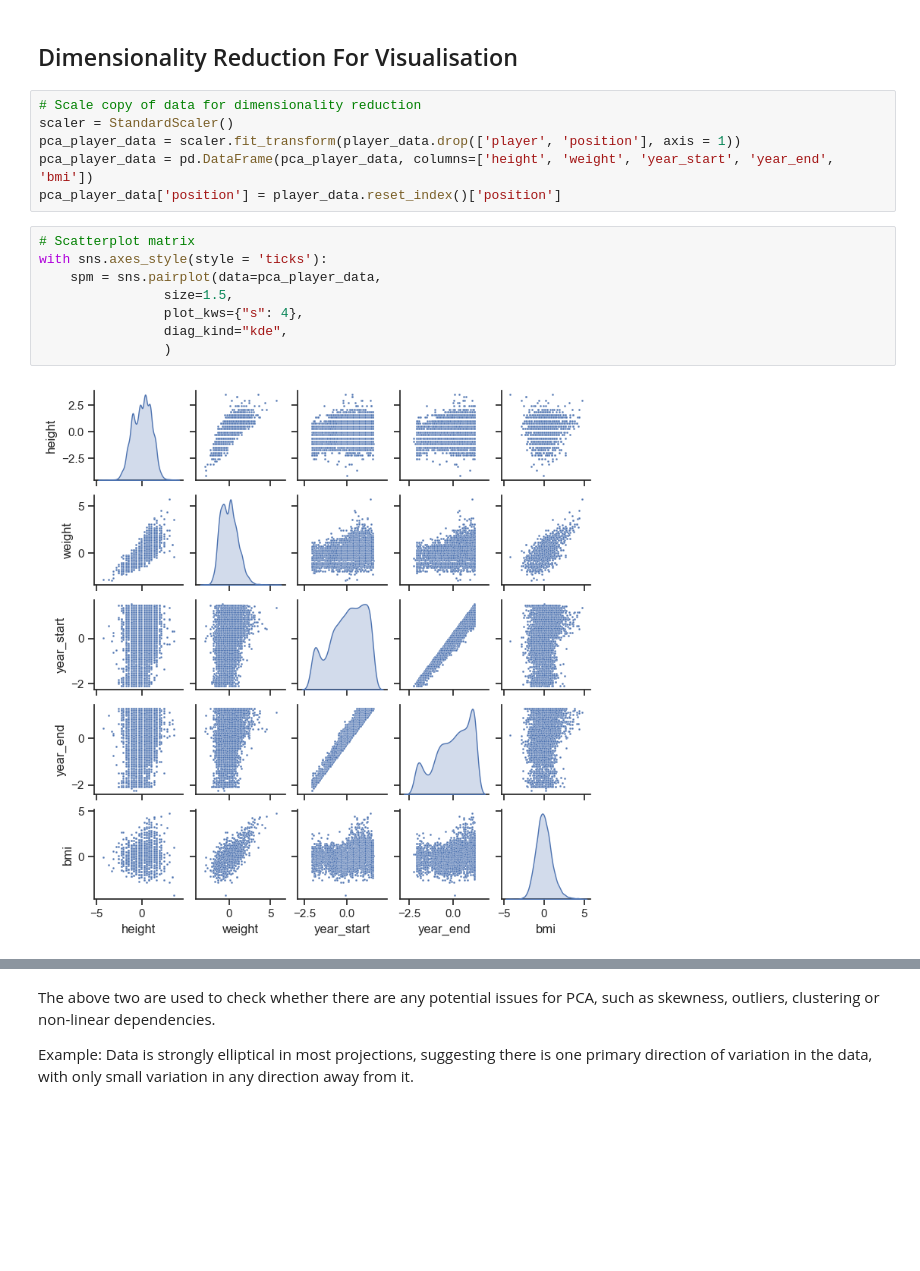
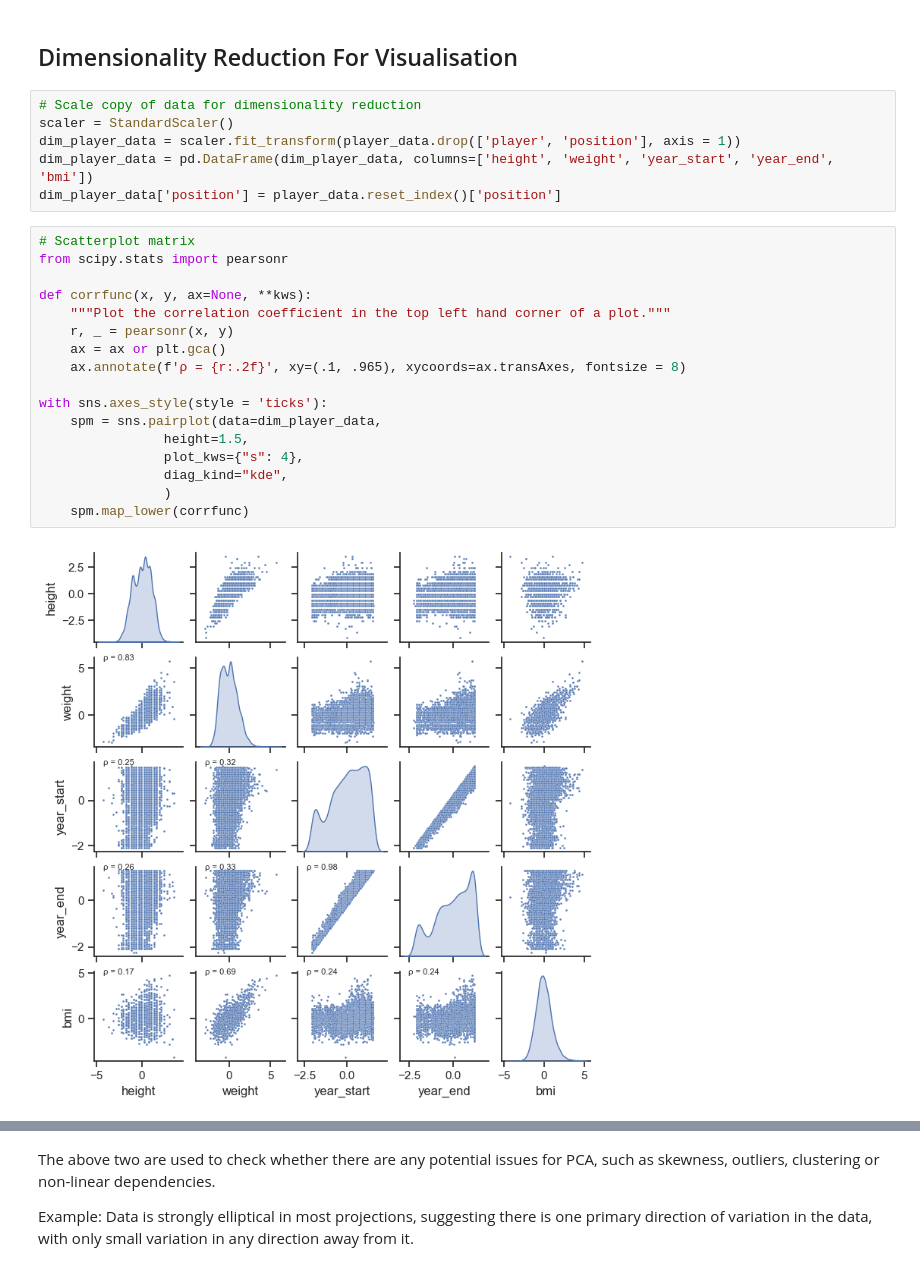
Before and after one commit to danielliu2707/positionn, a Jupyter notebook: physical_dimensions.ipynb, the cells around one changed output, grey strips where cells are left out. Drawn from its saved outputs; the diff is of its cells as text; blank space fills up the shorter version.

```diff
--- a/physical_dimensions.ipynb
+++ b/physical_dimensions.ipynb
@@ -219,19 +218,28 @@ player_data.head()
 # %%
 # Scale copy of data for dimensionality reduction
 scaler = StandardScaler()
-pca_player_data = scaler.fit_transform(player_data.drop(['player', 'position'], axis = 1))
-pca_player_data = pd.DataFrame(pca_player_data, columns=['height', 'weight', 'year_start', 'year_end', 'bmi'])
-pca_player_data['position'] = player_data.reset_index()['position']
+dim_player_data = scaler.fit_transform(player_data.drop(['player', 'position'], axis = 1))
+dim_player_data = pd.DataFrame(dim_player_data, columns=['height', 'weight', 'year_start', 'year_end', 'bmi'])
+dim_player_data['position'] = player_data.reset_index()['position']
-# %%
-# Scatterplot matrix
-with sns.axes_style(style = 'ticks'):
-    spm = sns.pairplot(data=pca_player_data,
-                size=1.5,
-                plot_kws={"s": 4},
-                diag_kind="kde",
-                )
-# %% [output]
-[figure, removed]
+# %%
+# Scatterplot matrix
+from scipy.stats import pearsonr
+
+def corrfunc(x, y, ax=None, **kws):
+    """Plot the correlation coefficient in the top left hand corner of a plot."""
+    r, _ = pearsonr(x, y)
+    ax = ax or plt.gca()
+    ax.annotate(f'ρ = {r:.2f}', xy=(.1, .965), xycoords=ax.transAxes, fontsize = 8)
+
+with sns.axes_style(style = 'ticks'):
+    spm = sns.pairplot(data=dim_player_data,
+                height=1.5,
+                plot_kws={"s": 4},
+                diag_kind="kde",
+                )
+    spm.map_lower(corrfunc)
+# %% [output]
+[figure, added]
 # %% [markdown]
 **Observations:**
 
```
Also changed, not shown: parts of 22 cells of this notebook.
